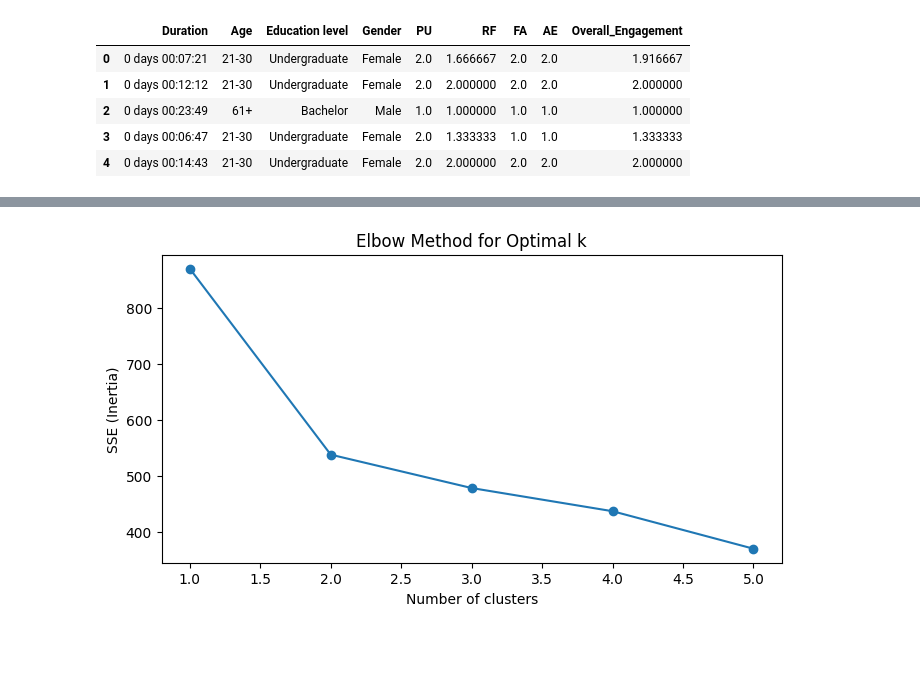
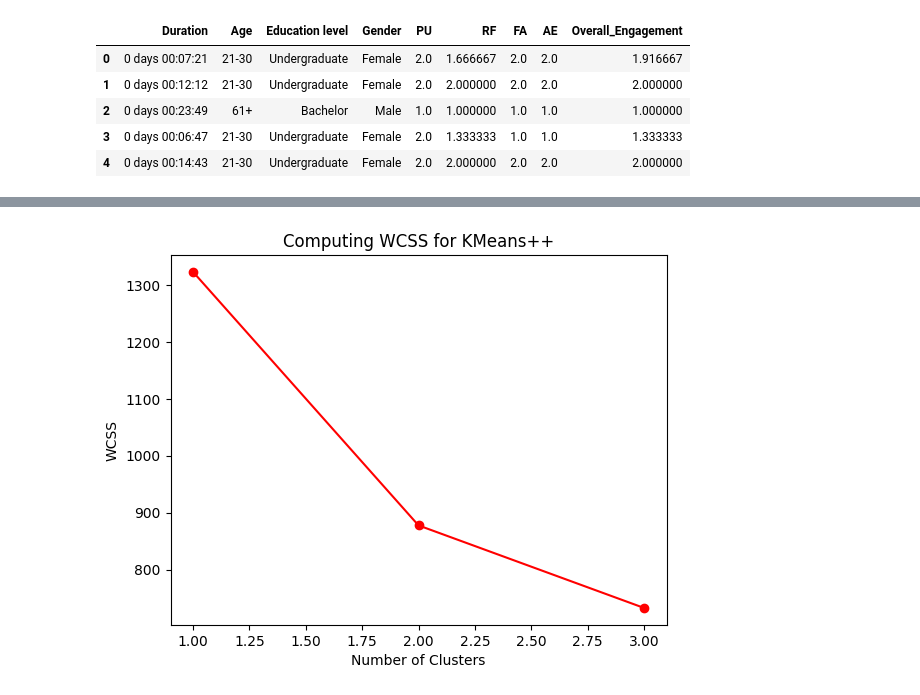
Before and after one commit to Jowayria-27/Fashion_Survey, a Jupyter notebook: Untitled2.ipynb, the cells around one changed output, grey strips where cells are left out. Saved outputs shown, nothing was run; the diff lists cells and outputs as text; code cells hidden in the pictures; blank space fills up the shorter version.

```diff
--- a/Untitled2.ipynb
+++ b/Untitled2.ipynb
@@ -596,16 +552,0 @@ processed_df.head()
-# %%
-# Elbow method
-sse = []
-for k in range(1, min(6, len(processed_df))):  # Don't exceed number of samples
-    kmeans = KMeans(n_clusters=k, random_state=42)
-    kmeans.fit(processed_features)
-    sse.append(kmeans.inertia_)
-
-plt.figure(figsize=(8, 4))
-plt.plot(range(1, len(sse)+1), sse, marker='o')
-plt.xlabel('Number of clusters')
-plt.ylabel('SSE (Inertia)')
-plt.title('Elbow Method for Optimal k')
-plt.show()
-# %% [output]
-[figure, removed]
@@ -618,0 +553,12 @@ processed_df['Cluster'] = processed_df['Cluster'].astype('category')
+# %%
+df_game_demo['Gender'] = pd.Categorical(df_game_demo['Gender'],
+                                      categories=['Male', 'Female'],
+                                      ordered=True)
+
+df_game_demo['Education level'] = pd.Categorical(df_game_demo['Education level'],
+                                      categories=['Elementary','Middle', 'High','Undergraduate',  'Bachelor', "Postgraduate_student","Postgraudate_Degree"],
+                                      ordered=True)
+
+df_game_demo['Age'] = pd.Categorical(df_game_demo['Age'],
+                                      categories=['11-15', '16-20','21-30','31-40','41-50','51-60','61+'],
+                                      ordered=True)
@@ -618,0 +575,25 @@ processed_df['Cluster'] = processed_df['Cluster'].astype('category')
+# %%
+from sklearn.cluster import KMeans
+
+# Use the Elbow method to find a good number of clusters using WCSS.
+# We'll set the upper limit of k to 20 this time,
+# to factor in the possibility of having 6 to 10 customer groups.
+# Setting a higher number would cause time to run to increase,
+# so some optimizations needs to considered for very large datasets
+
+# !!Important Note: scale the upper limit with the number of groups you are expecting
+
+
+wcss = []
+for k in range( 1, 4 ):
+    kmeans = KMeans(n_clusters=k, init='k-means++', max_iter=300, n_init=10, random_state=0)
+    kmeans.fit_predict(scaled_datagg)
+    wcss.append( kmeans.inertia_ )
+
+plt.plot(range(1, 4), wcss, 'o-r', label="WCSS")
+plt.title("Computing WCSS for KMeans++")
+plt.xlabel("Number of Clusters")
+plt.ylabel("WCSS")
+plt.show()
+# %% [output]
+[figure, added]
```
Also changed, not shown: parts of 20 cells of this notebook.
